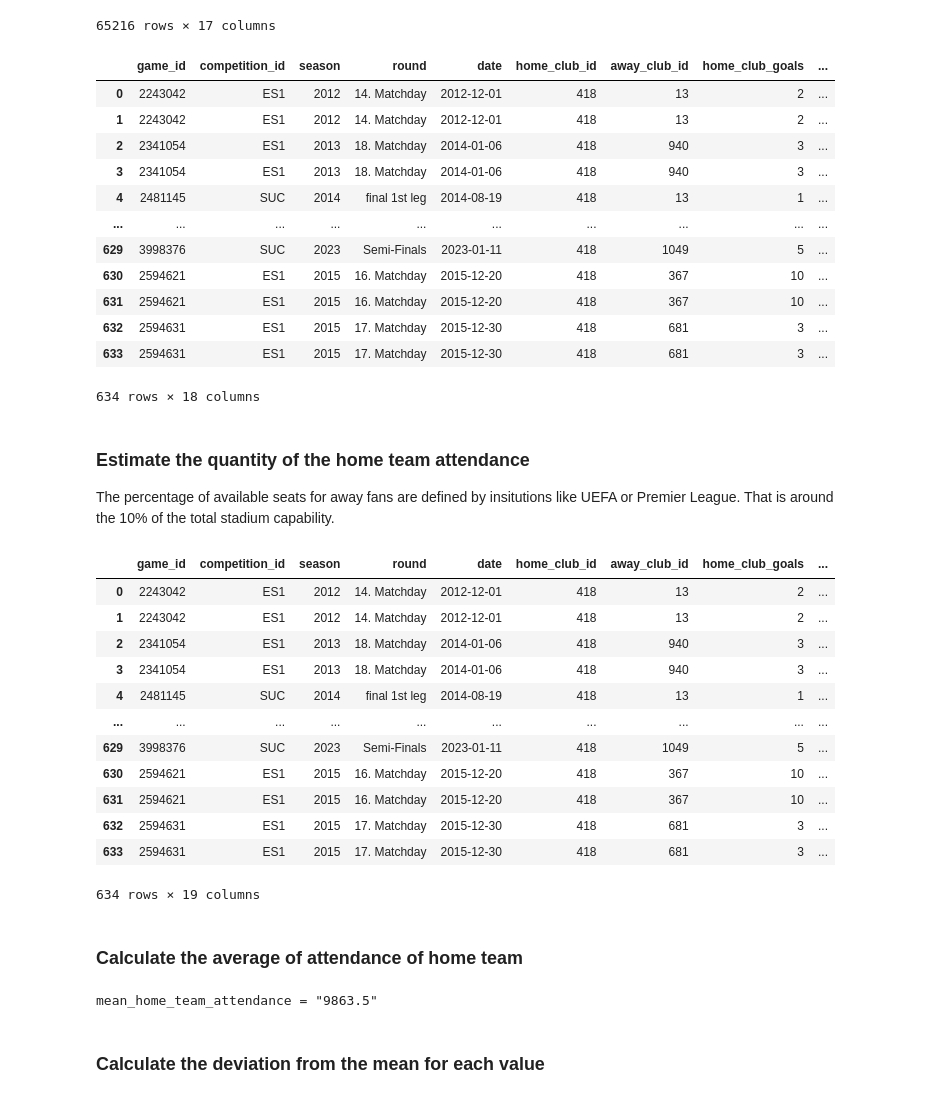
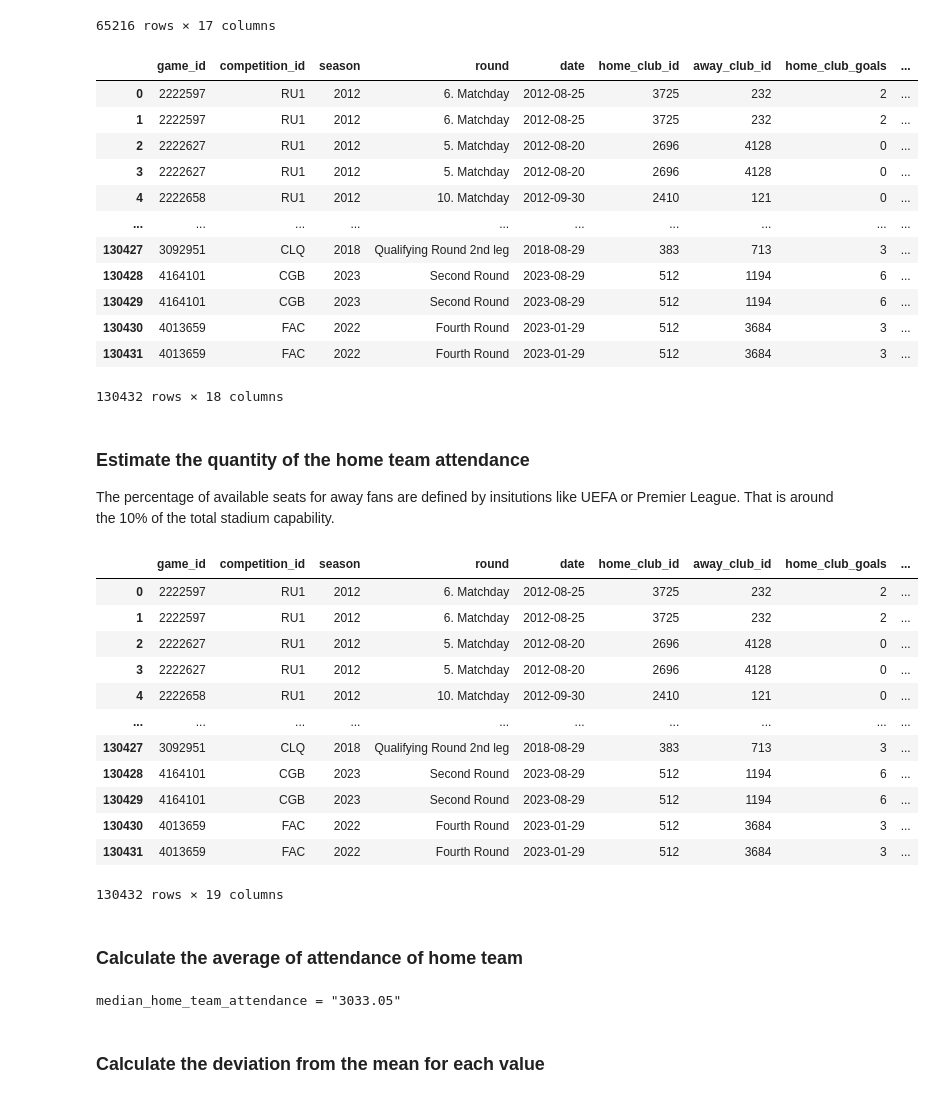
Before and after one commit to Matthows/analderby---Data-Analysis, a Jupyter notebook: attendanceWinCorrelation[games].ipynb, the cells around one changed output. Cells and saved outputs as stored; diff of their text form; code cells hidden in the pictures.

```diff
--- a/attendanceWinCorrelation[games].ipynb
+++ b/attendanceWinCorrelation[games].ipynb
@@ -95,22 +95,22 @@ df_games_cleaned
 | 65215 | 4013659 | FAC | 2022 | Fourth Round | 2023-01-29 | 512 | 3684 | 3 | ... |
 65216 rows × 17 columns
 # %%
-df_games_cleaned = pd.merge(most_frequent_home_club_in_game, df_club_games[['game_id', 'hosting']], on='game_id', how='inner')
+df_games_cleaned = pd.merge(df_games_cleaned, df_club_games[['game_id', 'hosting']], on='game_id', how='inner')
 df_games_cleaned
 # %% [output]
 |  | game_id | competition_id | season | round | date | home_club_id | away_club_id | home_club_goals | ... |
-| 0 | 2243042 | ES1 | 2012 | 14. Matchday | 2012-12-01 | 418 | 13 | 2 | ... |
-| 1 | 2243042 | ES1 | 2012 | 14. Matchday | 2012-12-01 | 418 | 13 | 2 | ... |
-| 2 | 2341054 | ES1 | 2013 | 18. Matchday | 2014-01-06 | 418 | 940 | 3 | ... |
-| 3 | 2341054 | ES1 | 2013 | 18. Matchday | 2014-01-06 | 418 | 940 | 3 | ... |
-| 4 | 2481145 | SUC | 2014 | final 1st leg | 2014-08-19 | 418 | 13 | 1 | ... |
+| 0 | 2222597 | RU1 | 2012 | 6. Matchday | 2012-08-25 | 3725 | 232 | 2 | ... |
+| 1 | 2222597 | RU1 | 2012 | 6. Matchday | 2012-08-25 | 3725 | 232 | 2 | ... |
+| 2 | 2222627 | RU1 | 2012 | 5. Matchday | 2012-08-20 | 2696 | 4128 | 0 | ... |
+| 3 | 2222627 | RU1 | 2012 | 5. Matchday | 2012-08-20 | 2696 | 4128 | 0 | ... |
+| 4 | 2222658 | RU1 | 2012 | 10. Matchday | 2012-09-30 | 2410 | 121 | 0 | ... |
 | ... | ... | ... | ... | ... | ... | ... | ... | ... | ... |
-| 629 | 3998376 | SUC | 2023 | Semi-Finals | 2023-01-11 | 418 | 1049 | 5 | ... |
-| 630 | 2594621 | ES1 | 2015 | 16. Matchday | 2015-12-20 | 418 | 367 | 10 | ... |
-| 631 | 2594621 | ES1 | 2015 | 16. Matchday | 2015-12-20 | 418 | 367 | 10 | ... |
-| 632 | 2594631 | ES1 | 2015 | 17. Matchday | 2015-12-30 | 418 | 681 | 3 | ... |
-| 633 | 2594631 | ES1 | 2015 | 17. Matchday | 2015-12-30 | 418 | 681 | 3 | ... |
+| 130427 | 3092951 | CLQ | 2018 | Qualifying Round 2nd leg | 2018-08-29 | 383 | 713 | 3 | ... |
+| 130428 | 4164101 | CGB | 2023 | Second Round | 2023-08-29 | 512 | 1194 | 6 | ... |
+| 130429 | 4164101 | CGB | 2023 | Second Round | 2023-08-29 | 512 | 1194 | 6 | ... |
+| 130430 | 4013659 | FAC | 2022 | Fourth Round | 2023-01-29 | 512 | 3684 | 3 | ... |
+| 130431 | 4013659 | FAC | 2022 | Fourth Round | 2023-01-29 | 512 | 3684 | 3 | ... |
-634 rows × 18 columns
+130432 rows × 18 columns
 # %% [markdown]
 ### Estimate the quantity of the home team attendance
 The percentage of available seats for away fans are defined by insitutions like UEFA or Premier League.
@@ -122,25 +122,25 @@ df_games_cleaned['home_team_attendance'] = df_games_cleaned.apply(lambda row: ro
 df_games_cleaned
 # %% [output]
 |  | game_id | competition_id | season | round | date | home_club_id | away_club_id | home_club_goals | ... |
-| 0 | 2243042 | ES1 | 2012 | 14. Matchday | 2012-12-01 | 418 | 13 | 2 | ... |
-| 1 | 2243042 | ES1 | 2012 | 14. Matchday | 2012-12-01 | 418 | 13 | 2 | ... |
-| 2 | 2341054 | ES1 | 2013 | 18. Matchday | 2014-01-06 | 418 | 940 | 3 | ... |
-| 3 | 2341054 | ES1 | 2013 | 18. Matchday | 2014-01-06 | 418 | 940 | 3 | ... |
-| 4 | 2481145 | SUC | 2014 | final 1st leg | 2014-08-19 | 418 | 13 | 1 | ... |
+| 0 | 2222597 | RU1 | 2012 | 6. Matchday | 2012-08-25 | 3725 | 232 | 2 | ... |
+| 1 | 2222597 | RU1 | 2012 | 6. Matchday | 2012-08-25 | 3725 | 232 | 2 | ... |
+| 2 | 2222627 | RU1 | 2012 | 5. Matchday | 2012-08-20 | 2696 | 4128 | 0 | ... |
+| 3 | 2222627 | RU1 | 2012 | 5. Matchday | 2012-08-20 | 2696 | 4128 | 0 | ... |
+| 4 | 2222658 | RU1 | 2012 | 10. Matchday | 2012-09-30 | 2410 | 121 | 0 | ... |
 | ... | ... | ... | ... | ... | ... | ... | ... | ... | ... |
-| 629 | 3998376 | SUC | 2023 | Semi-Finals | 2023-01-11 | 418 | 1049 | 5 | ... |
-| 630 | 2594621 | ES1 | 2015 | 16. Matchday | 2015-12-20 | 418 | 367 | 10 | ... |
-| 631 | 2594621 | ES1 | 2015 | 16. Matchday | 2015-12-20 | 418 | 367 | 10 | ... |
-| 632 | 2594631 | ES1 | 2015 | 17. Matchday | 2015-12-30 | 418 | 681 | 3 | ... |
-| 633 | 2594631 | ES1 | 2015 | 17. Matchday | 2015-12-30 | 418 | 681 | 3 | ... |
+| 130427 | 3092951 | CLQ | 2018 | Qualifying Round 2nd leg | 2018-08-29 | 383 | 713 | 3 | ... |
+| 130428 | 4164101 | CGB | 2023 | Second Round | 2023-08-29 | 512 | 1194 | 6 | ... |
+| 130429 | 4164101 | CGB | 2023 | Second Round | 2023-08-29 | 512 | 1194 | 6 | ... |
+| 130430 | 4013659 | FAC | 2022 | Fourth Round | 2023-01-29 | 512 | 3684 | 3 | ... |
+| 130431 | 4013659 | FAC | 2022 | Fourth Round | 2023-01-29 | 512 | 3684 | 3 | ... |
-634 rows × 19 columns
+130432 rows × 19 columns
 # %% [markdown]
 ### Calculate the average of attendance of home team
 # %%
-mean_home_team_attendance = df_games_cleaned['home_team_attendance'].median()
-print('mean_home_team_attendance = \"' + str(mean_home_team_attendance) + '\"')
+median_home_team_attendance = df_games_cleaned['home_team_attendance'].median()
+print('median_home_team_attendance = \"' + str(median_home_team_attendance) + '\"')
 # %% [output]
-mean_home_team_attendance = "9863.5"
+median_home_team_attendance = "3033.05"
 # %% [markdown]
 ### Calculate the deviation from the mean for each value
 # %%
```
Also changed, not shown: parts of 8 cells of this notebook, 4 other files.
